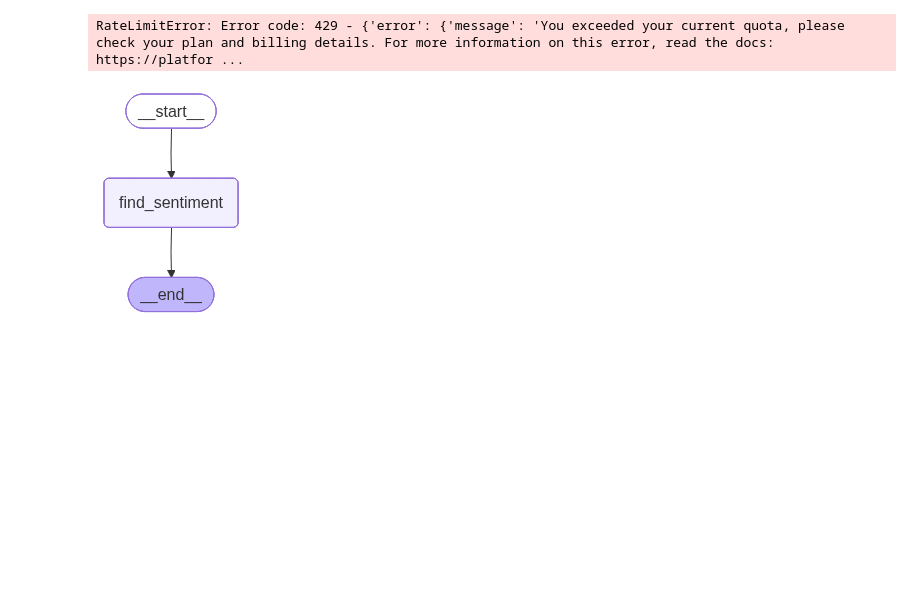
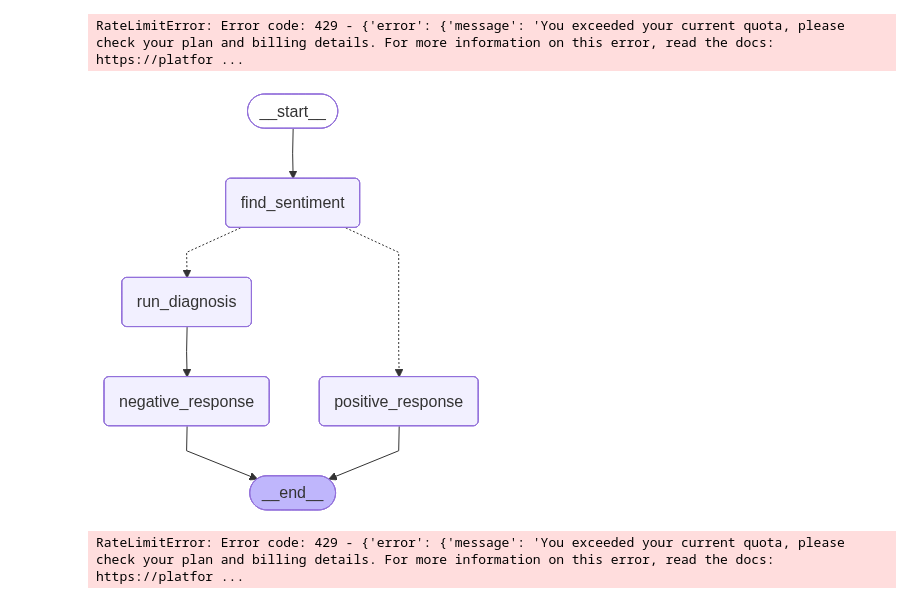
Before and after one commit to WARDAH-MANZOOR/langgraph, a Jupyter notebook: 7_sentiment_workflow.ipynb, the cells around one changed output. Saved outputs shown, nothing was run; the diff lists cells and outputs as text; code cells hidden in the pictures; blank space fills up the shorter version.

```diff
--- a/7_sentiment_workflow.ipynb
+++ b/7_sentiment_workflow.ipynb
@@ -73,29 +73,31 @@ def negative_response(state:ReviewState):
 # %%
 # define graph
 
 graph = StateGraph(ReviewState)
 
 # add nodes
 graph.add_node('find_sentiment',find_sentiment)
 graph.add_node('positive_response',positive_response)
 graph.add_node('run_diagnosis',run_diagnosis)
 graph.add_node('negative_response',negative_response)
 
 
 # add edges
 graph.add_edge(START,'find_sentiment')
 graph.add_conditional_edges('find_sentiment',check_sentiment)
 graph.add_edge('positive_response',END)
-graph.add_edge('run_diagnosis',negative_response)
+graph.add_edge('run_diagnosis','negative_response')
 graph.add_edge('negative_response',END)
 
 workflow =  graph.compile()
 workflow
 # %% [output]
-[figure, old version]
+[figure, new version]
 # %%
 initial_state = {
     'review': "I've been using this app for about a month now, and I must say, the user interface is incredibly clean and intuitive. Everything is exactly where you'd expect it to be. It's rare to find something that just works without needing a tutorial Great job to the design team!"
 }
 
 workflow.invoke(initial_state)
+# %% [output]
+RateLimitError: Error code: 429 - {'error': {'message': 'You exceeded your current quota, please check your plan and billing details. For more information on this error, read the docs: https://platfor ...
```
Also changed, not shown: 1 other file.
